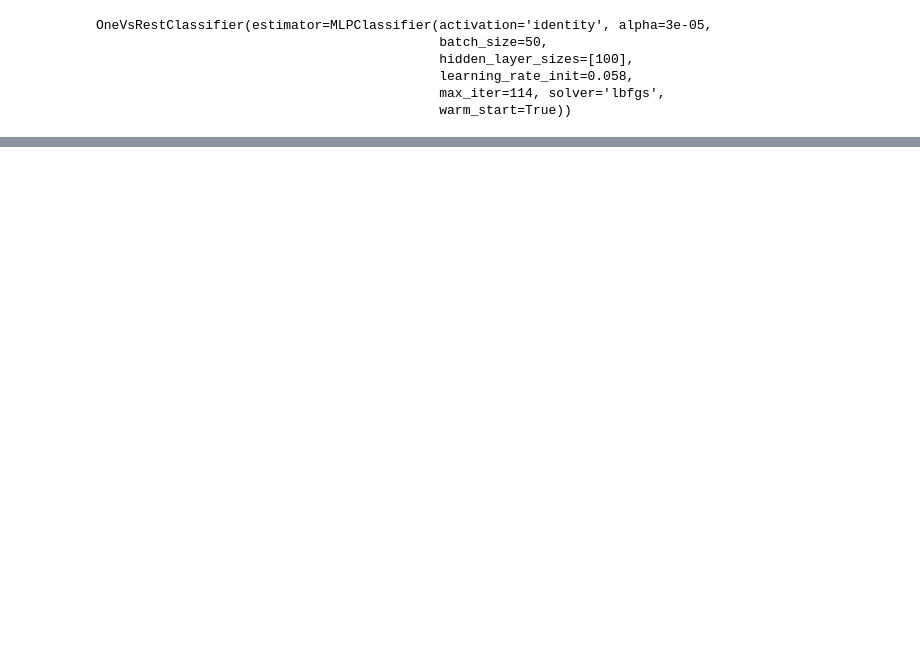
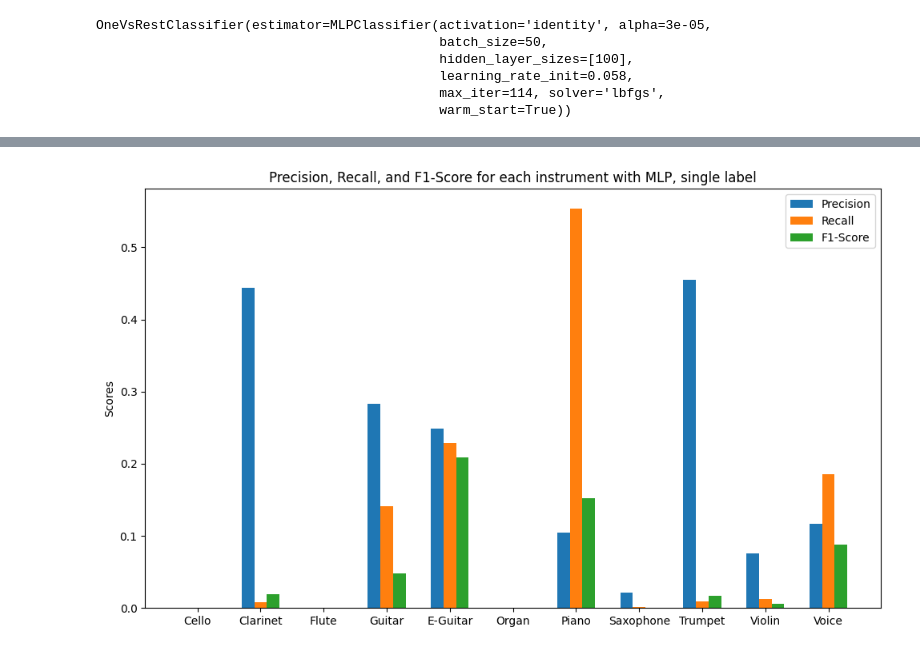
Before and after one commit to TanjaZast/InstrumentalClassification, a Jupyter notebook: Notebooks/MLP_single_chain.ipynb, the cells around one changed output, grey strips where cells are left out. Cells and saved outputs as stored; diff of their text form; code cells hidden in the pictures; blank space fills up the shorter version.

Commit message:
plots

```diff
--- a/Notebooks/MLP_single_chain.ipynb
+++ b/Notebooks/MLP_single_chain.ipynb
@@ -227,0 +226,21 @@ array([388, 505, 451, 637, 760, 682, 721, 626, 577, 580, 778], dtype=int64)
+# %%
+import matplotlib.pyplot as plt
+import numpy as np
+
+fig, ax = plt.subplots(figsize=(10, 6))
+x_ax = ["Cello","Clarinet", "Flute", "Guitar", "E-Guitar", "Organ", "Piano", "Saxophone", "Trumpet", "Violin", "Voice"]
+x = np.arange(len(precision))  # the label locations
+width = 0.2  # the width of the bars
+rects1 = ax.bar(x - width, precision, width, label='Precision')
+rects2 = ax.bar(x, recall, width, label='Recall')
+rects3 = ax.bar(x + width, f1, width, label='F1-Score')
+ax.set_ylabel('Scores')
+ax.set_title('Precision, Recall, and F1-Score for each instrument with MLP, single label')
+ax.set_xticks(x)
+ax.set_xticklabels([i for i in x_ax])
+ax.legend()
+fig.tight_layout()
+plt.savefig('ScoresMLPsingle.png')
+plt.show()
+# %% [output]
+[figure, added]
```
Also changed, not shown: parts of 12 cells of this notebook, 3 other files.
